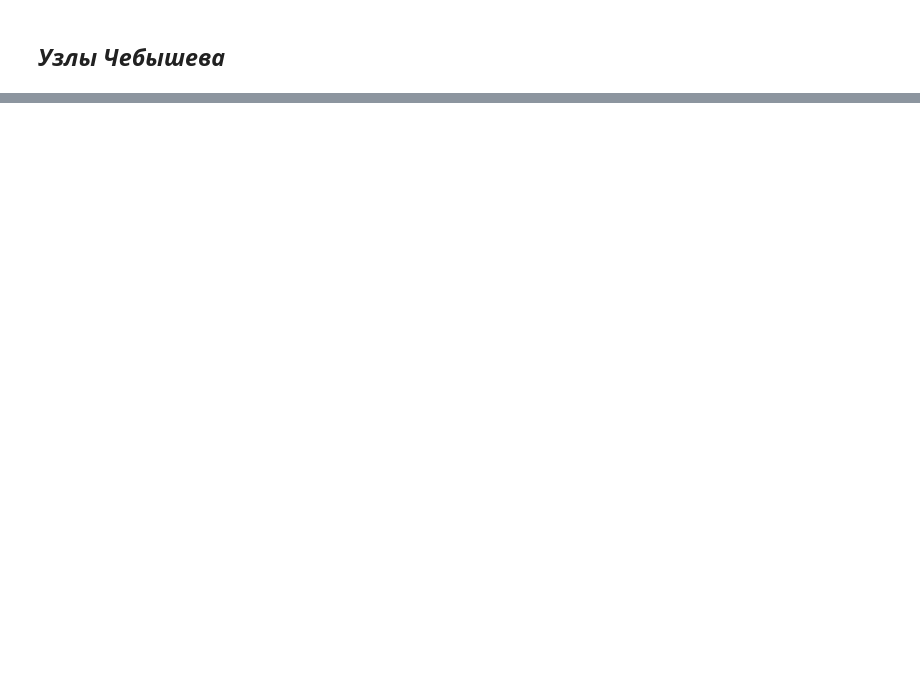
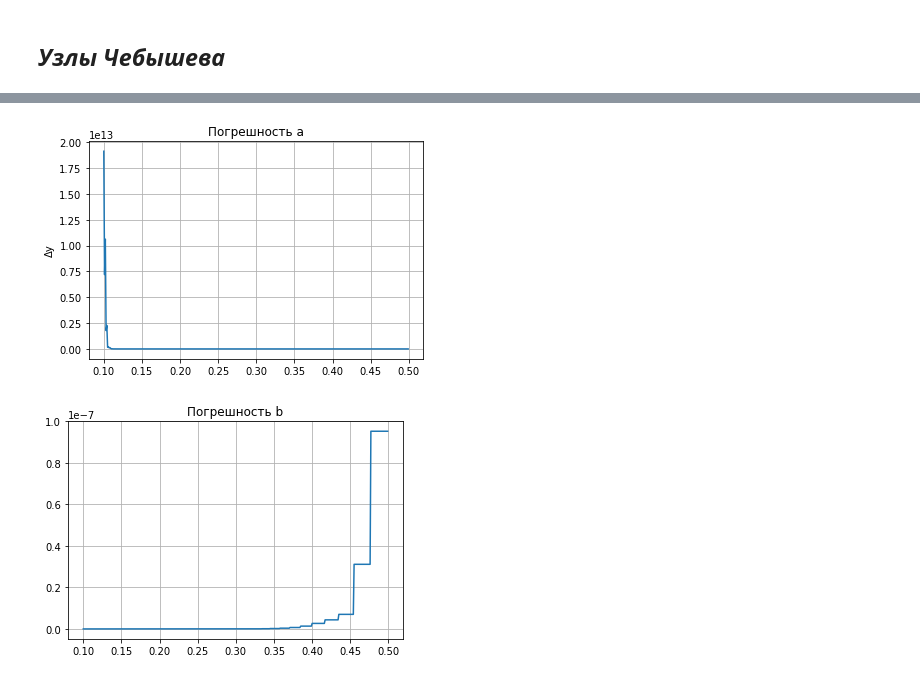
Before and after one commit to mainarel/-Numerical_methods, a Jupyter notebook: Lab1.ipynb, the cells around one changed output, grey strips where cells are left out. Drawn from its saved outputs; the diff is of its cells as text; code cells hidden in the pictures; blank space fills up the shorter version.

```diff
--- a/Lab1.ipynb
+++ b/Lab1.ipynb
@@ -86,0 +84,61 @@ plt.show()
+# %%
+import math
+a = 0
+b = 10
+hlog_array = []
+dfr_array_h = []
+dfr_array_cheb = []
+
+hmin = 0.1
+step = 0.001
+hmax = 0.5
+hi = np.arange(hmin, hmax, step)
+
+def difference(true, result):
+    dfr = [abs(true[i] - result[i]) for i in range(len(result))]
+    return max(dfr)
+
+for h in hi:
+   x_cheb = []
+   y_cheb = []
+   div_x1 = []
+   div_y1 = []
+   hlog_array.append((h))
+
+
+   xx = np.linspace(0, 10, 100)
+   x_array = np.arange(a,b+h,h)
+   y_array = [func(element) for element in x_array]
+
+   for i in range(len(x_array)-1):
+     div_x1.append((x_array[i] + x_array[i+1])/2)
+     div_y1.append((y_array[i] + y_array[i+1])/2)
+
+
+   for i in range(1, len(x_array)+1):
+     x_cheb.append(1/2*(a+b)+1/2*(b-a)*math.cos(((2*i-1)/(2*len(x_array)))*math.pi))
+     y_cheb.append (func(x_cheb[i-1]))
+
+   new_y1 = [lagrange(x, div_x1, div_y1) for x in xx]
+   real_y1 = [func(x) for x in xx]
+
+   new_y_cheb = [lagrange(x,x_cheb,y_cheb) for x in xx]
+
+
+   dfr_array_h.append((difference(real_y1, new_y1)))
+   dfr_array_cheb.append((difference(real_y1, new_y_cheb)))
+
+plt.figure(1)
+plt.grid(True)
+plt.title("Погрешность a")
+plt.ylabel('Δy')
+plt.plot (hlog_array,dfr_array_h)
+
+plt.figure(2)
+plt.grid(True)
+plt.title("Погрешность b")
+plt.plot (hlog_array,dfr_array_cheb)
+plt.show()
+# %% [output]
+[figure, added]
+[figure, added]
```
Also changed, not shown: parts of 5 cells of this notebook, 1 other file.
